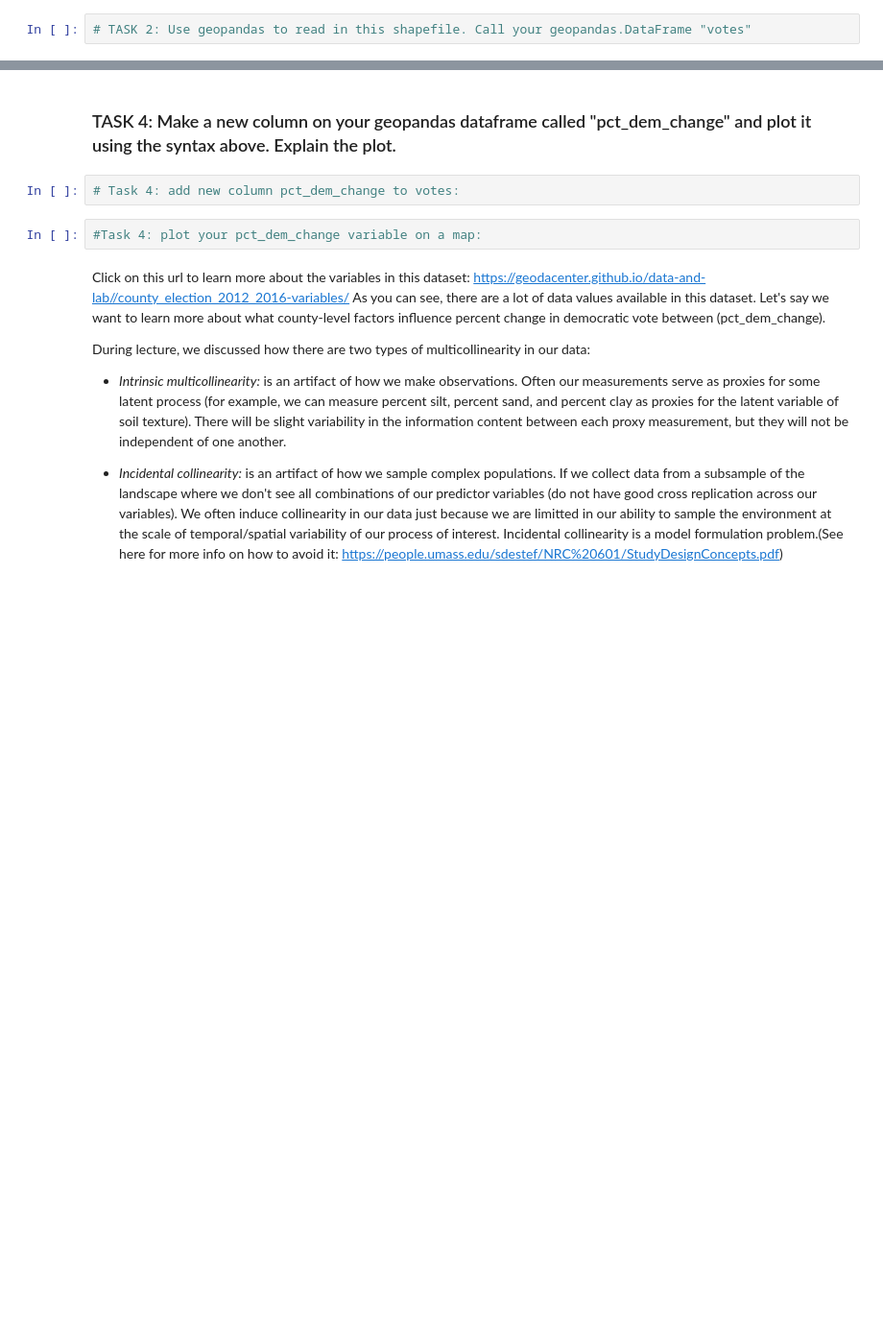
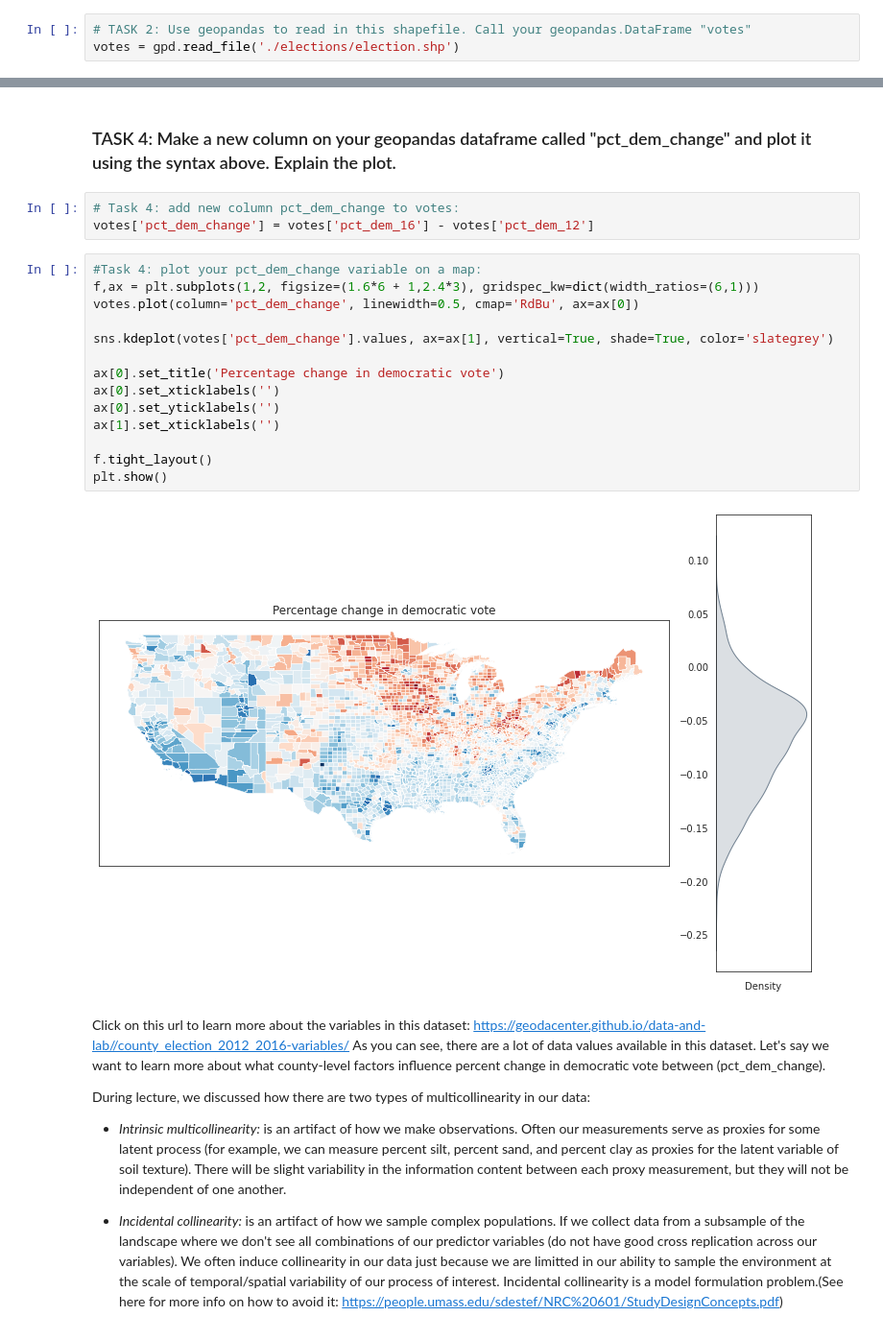
Before and after one commit to BenjaminGuerreroLewin/EnvDatSci22, a Jupyter notebook: CodeSprints/multicollinearity_methods.ipynb, the cells around one changed output, grey strips where cells are left out. Shown at 96% size. Saved outputs shown, nothing was run; the diff lists cells and outputs as text; blank space fills up the shorter version.

```diff
--- a/CodeSprints/multicollinearity_methods.ipynb
+++ b/CodeSprints/multicollinearity_methods.ipynb
@@ -72,6 +110,7 @@ import urllib.request
 ### TASK 2: Use geopandas to read in this shapefile. Call your geopandas.DataFrame "votes"
 # %%
 # TASK 2: Use geopandas to read in this shapefile. Call your geopandas.DataFrame "votes"
+votes = gpd.read_file('./elections/election.shp')
 # %% [markdown]
 ### EXTRA CREDIT TASK (+2pts): use os to delete the elections data downloaded by pysal that you are no longer using.
 # %%
@@ -119,8 +204,23 @@ plt.show()
 ### TASK 4: Make a new column on your geopandas dataframe called "pct_dem_change" and plot it using the syntax above. Explain the plot.
 # %%
 # Task 4: add new column pct_dem_change to votes:
+votes['pct_dem_change'] = votes['pct_dem_16'] - votes['pct_dem_12']
-# %%
-#Task 4: plot your pct_dem_change variable on a map:
+# %%
+#Task 4: plot your pct_dem_change variable on a map:
+f,ax = plt.subplots(1,2, figsize=(1.6*6 + 1,2.4*3), gridspec_kw=dict(width_ratios=(6,1)))
+votes.plot(column='pct_dem_change', linewidth=0.5, cmap='RdBu', ax=ax[0])
+
+sns.kdeplot(votes['pct_dem_change'].values, ax=ax[1], vertical=True, shade=True, color='slategrey')
+
+ax[0].set_title('Percentage change in democratic vote')
+ax[0].set_xticklabels('')
+ax[0].set_yticklabels('')
+ax[1].set_xticklabels('')
+
+f.tight_layout()
+plt.show()
+# %% [output]
+[figure, added]
 # %% [markdown]
 Click on this url to learn more about the variables in this dataset: https://geodacenter.github.io/data-and-lab//county_election_2012_2016-variables/
 As you can see, there are a lot of data values available in this dataset. Let's say we want to learn more about what county-level factors influence percent change in democratic vote between (pct_dem_change).
```
Also changed, not shown: parts of 11 cells of this notebook.
